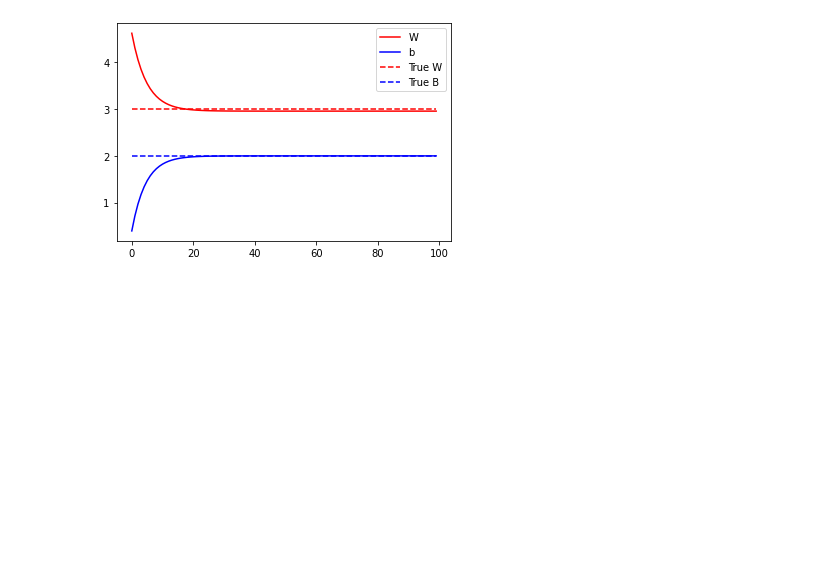
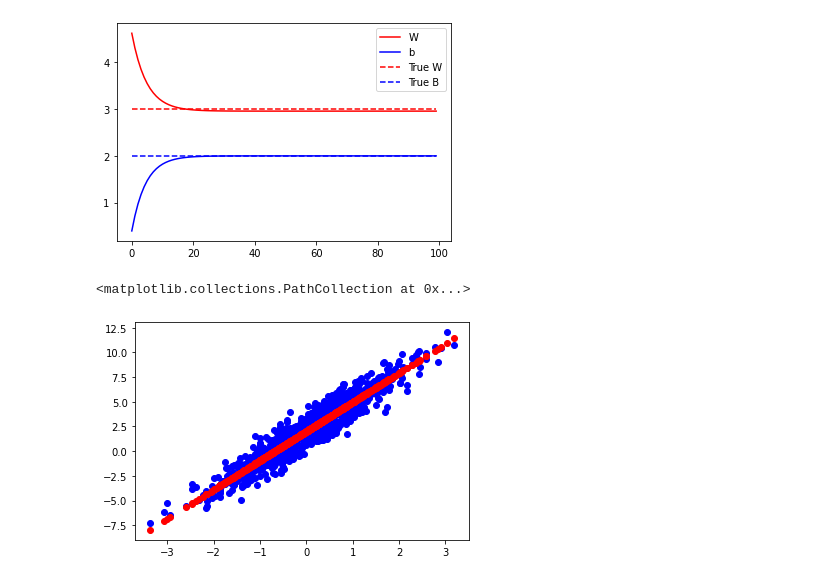
Before and after one commit to ds-fau-ck/DVC-Tensorflow, a Jupyter notebook: research_env/Calculate gradient.ipynb, the cells around one changed output. Saved outputs shown, nothing was run; the diff lists cells and outputs as text; code cells hidden in the pictures; blank space fills up the shorter version.

```diff
--- a/research_env/Calculate gradient.ipynb
+++ b/research_env/Calculate gradient.ipynb
@@ -215,0 +214,7 @@ plt.scatter(Xy)
+# %%
+plt.scatter(x,y,c="b")
+pred_y=model(x)
+plt.scatter(x, pred_y, c="r")
+# %% [output]
+<matplotlib.collections.PathCollection at 0x...>
+[figure, added]
```
Also changed, not shown: parts of 1 cell of this notebook.
